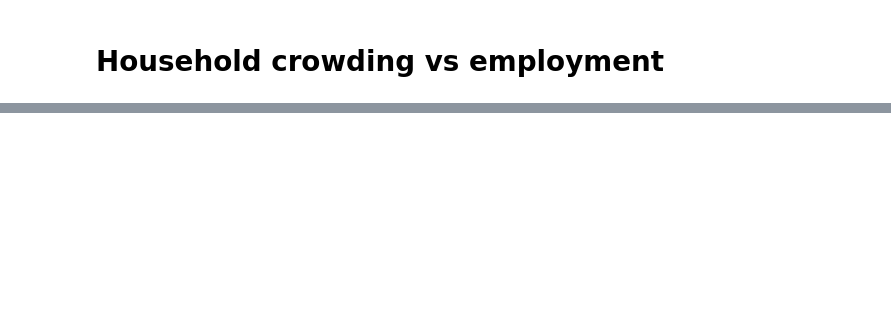
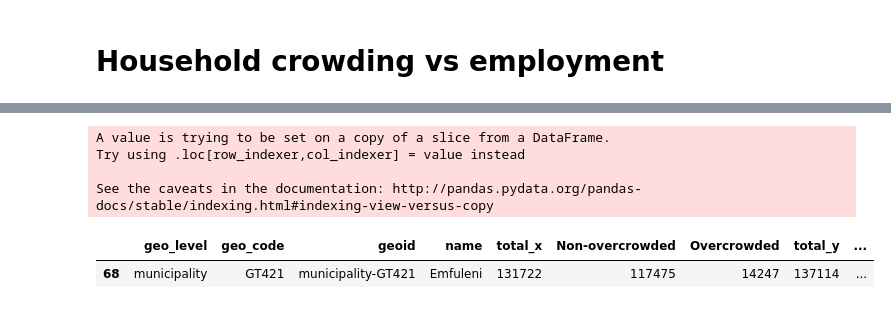
Before and after one commit to AnriSmith/DSIDE, a Jupyter notebook: Codes/Tebogo/Circumstance.ipynb, the cells around one changed output, grey strips where cells are left out. Saved outputs shown, nothing was run; the diff lists cells and outputs as text; code cells hidden in the pictures; blank space fills up the shorter version.

```diff
--- a/Codes/Tebogo/Circumstance.ipynb
+++ b/Codes/Tebogo/Circumstance.ipynb
@@ -145,0 +163,11 @@ f5.head(1)
+# %%
+#Building measuring values in percentages
+dfCrowdedEmployGP["emp_per_house_measure"] = dfCrowdedEmployGP["At least one employed adult"] / dfCrowdedEmployGP.total_y * 100
+dfCrowdedEmployGP.head(1)
+# %% [output]
+A value is trying to be set on a copy of a slice from a DataFrame.
+Try using .loc[row_indexer,col_indexer] = value instead
+
+See the caveats in the documentation: http://pandas.pydata.org/pandas-docs/stable/indexing.html#indexing-view-versus-copy
+|  | geo_level | geo_code | geoid | name | total_x | Non-overcrowded | Overcrowded | total_y | ... |
+| 68 | municipality | GT421 | municipality-GT421 | Emfuleni | 131722 | 117475 | 14247 | 137114 | ... |
```
Also changed, not shown: parts of 19 cells of this notebook.
